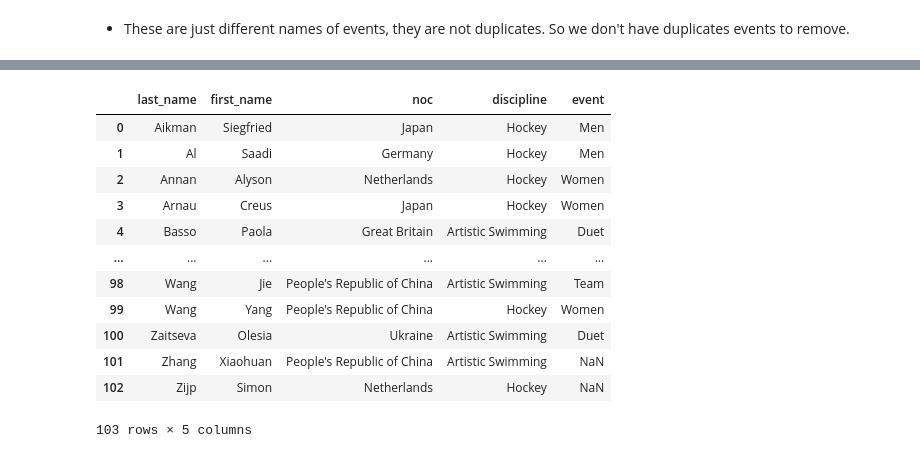
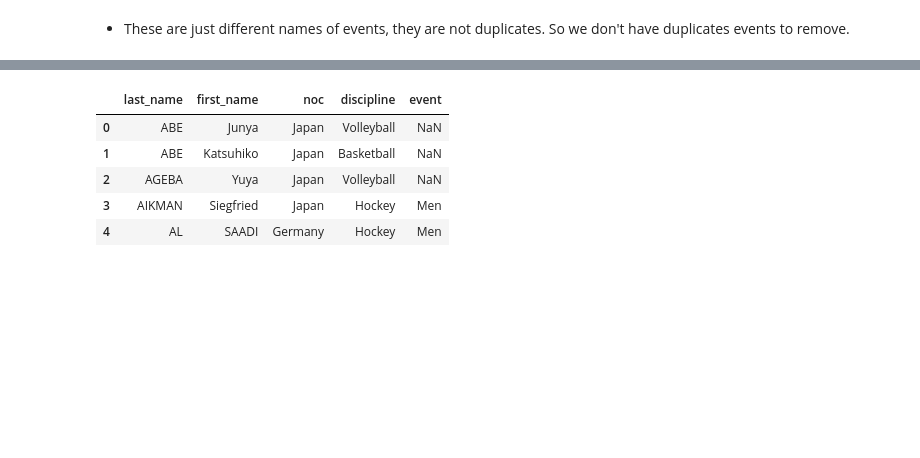
Before and after one commit to BankeUCI/Project_2, a Jupyter notebook: GalynaM/extract_transf.ipynb, the cells around one changed output, grey strips where cells are left out. Drawn from its saved outputs; the diff is of its cells as text; code cells hidden in the pictures; blank space fills up the shorter version.

```diff
--- a/GalynaM/extract_transf.ipynb
+++ b/GalynaM/extract_transf.ipynb
@@ -617,27 +496,18 @@ coaches
 # %%
 # Apply BR: Each cell should contain a single value
 
 # Using Pandas split Name column values into two separated columns
 columnsplit = coaches['name'].str.split(" ", expand=True)
 coaches = coaches.assign(last_name=columnsplit[0],first_name=columnsplit[1])
+
 # Drop Name column and Reorder columns
 coaches = coaches.drop(['name'], axis=1)
 coaches = coaches[["last_name","first_name", "noc", "discipline", "event"]]
-# Apply BR: Values in cells should be Capitalized
-coaches['last_name'] = coaches['last_name'].str.capitalize()
-coaches['first_name'] = coaches['first_name'].str.capitalize()
-coaches
+coaches.head()
 # %% [output]
 |  | last_name | first_name | noc | discipline | event |
-| 0 | Aikman | Siegfried | Japan | Hockey | Men |
-| 1 | Al | Saadi | Germany | Hockey | Men |
-| 2 | Annan | Alyson | Netherlands | Hockey | Women |
-| 3 | Arnau | Creus | Japan | Hockey | Women |
-| 4 | Basso | Paola | Great Britain | Artistic Swimming | Duet |
-| ... | ... | ... | ... | ... | ... |
-| 98 | Wang | Jie | People's Republic of China | Artistic Swimming | Team |
-| 99 | Wang | Yang | People's Republic of China | Hockey | Women |
-| 100 | Zaitseva | Olesia | Ukraine | Artistic Swimming | Duet |
-| 101 | Zhang | Xiaohuan | People's Republic of China | Artistic Swimming | NaN |
-| 102 | Zijp | Simon | Netherlands | Hockey | NaN |
+| 0 | ABE | Junya | Japan | Volleyball | NaN |
+| 1 | ABE | Katsuhiko | Japan | Basketball | NaN |
+| 2 | AGEBA | Yuya | Japan | Volleyball | NaN |
+| 3 | AIKMAN | Siegfried | Japan | Hockey | Men |
+| 4 | AL | SAADI | Germany | Hockey | Men |
-103 rows × 5 columns
```
Also changed, not shown: parts of 75 cells of this notebook, 1 other file.
